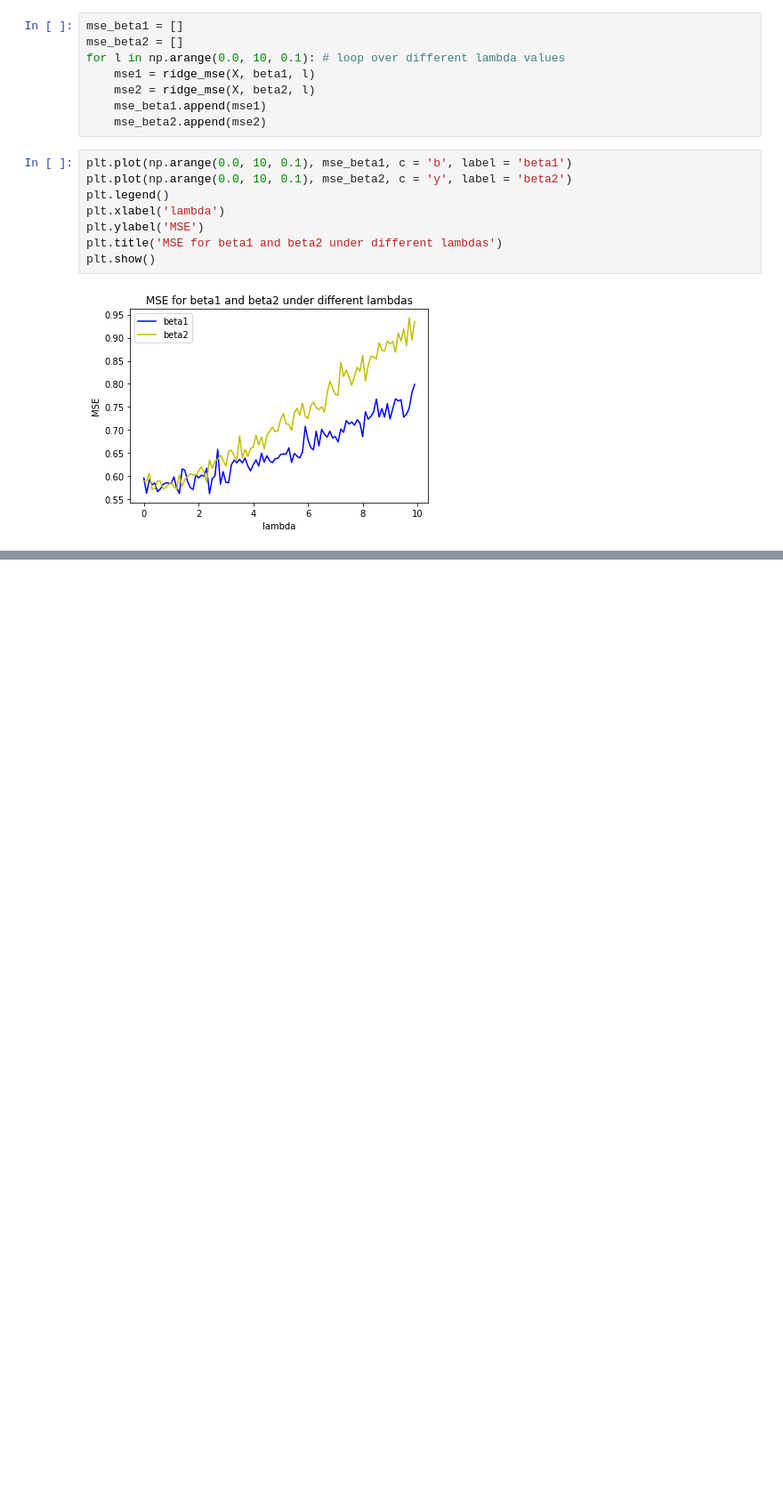
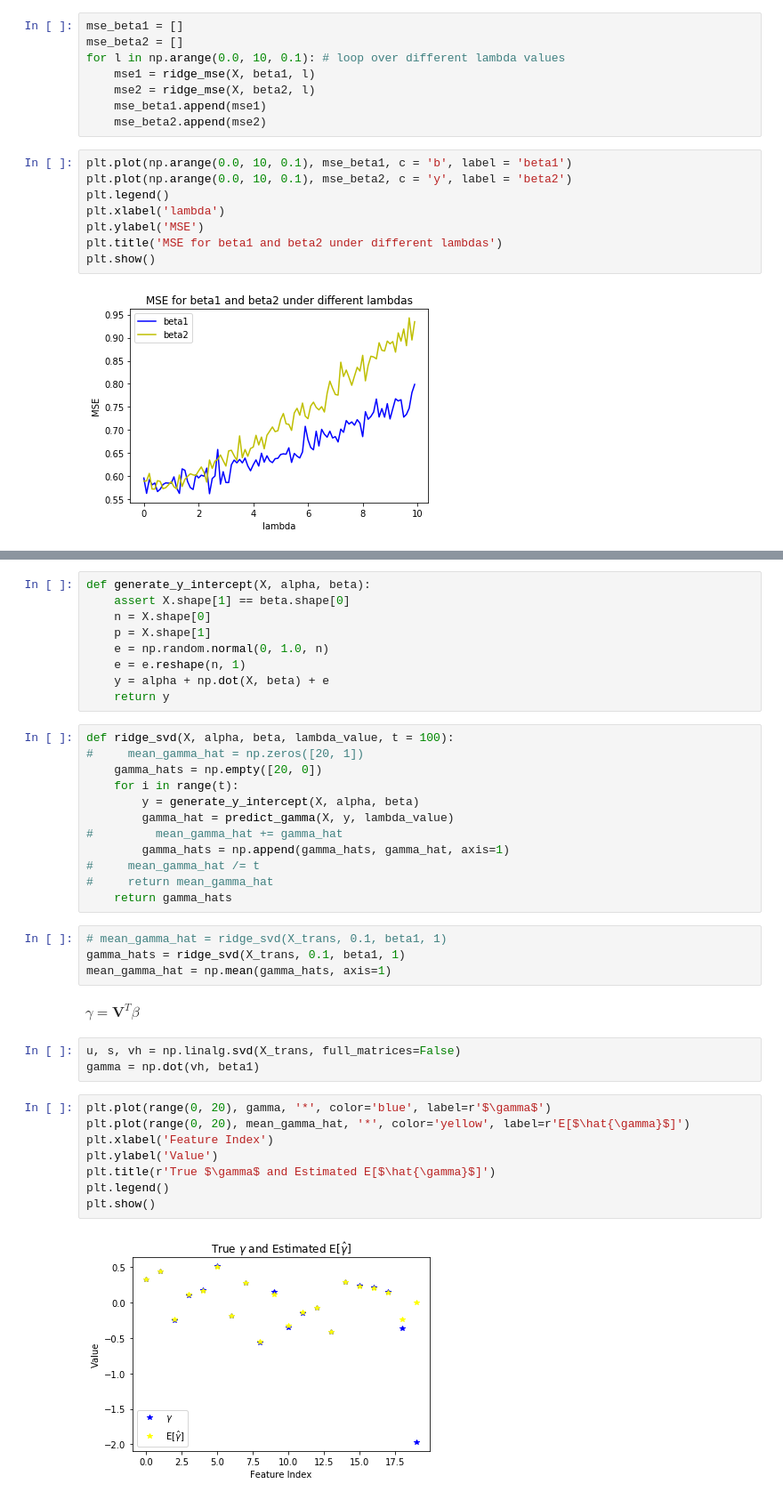
Before and after one commit to YilinGao/ML_assignments, a Jupyter notebook: hw5/hw5_code/q3.ipynb, the cells around one changed output, grey strips where cells are left out. Shown: that part at 89% size. Saved outputs shown, nothing was run; the diff lists cells and outputs as text; blank space fills up the shorter version.

```diff
--- a/hw5/hw5_code/q3.ipynb
+++ b/hw5/hw5_code/q3.ipynb
@@ -72,0 +135,40 @@ plt.show()
+# %%
+def generate_y_intercept(X, alpha, beta):
+    assert X.shape[1] == beta.shape[0]
+    n = X.shape[0]
+    p = X.shape[1]
+    e = np.random.normal(0, 1.0, n)
+    e = e.reshape(n, 1)
+    y = alpha + np.dot(X, beta) + e
+    return y
+# %%
+def ridge_svd(X, alpha, beta, lambda_value, t = 100):
+#     mean_gamma_hat = np.zeros([20, 1])
+    gamma_hats = np.empty([20, 0])
+    for i in range(t):
+        y = generate_y_intercept(X, alpha, beta)
+        gamma_hat = predict_gamma(X, y, lambda_value)
+#         mean_gamma_hat += gamma_hat
+        gamma_hats = np.append(gamma_hats, gamma_hat, axis=1)
+#     mean_gamma_hat /= t
+#     return mean_gamma_hat
+    return gamma_hats
+# %%
+# mean_gamma_hat = ridge_svd(X_trans, 0.1, beta1, 1)
+gamma_hats = ridge_svd(X_trans, 0.1, beta1, 1)
+mean_gamma_hat = np.mean(gamma_hats, axis=1)
+# %% [markdown]
+$\gamma = \mathbf{V}^{T} \beta$
+# %%
+u, s, vh = np.linalg.svd(X_trans, full_matrices=False)
+gamma = np.dot(vh, beta1)
+# %%
+plt.plot(range(0, 20), gamma, '*', color='blue', label=r'$\gamma$')
+plt.plot(range(0, 20), mean_gamma_hat, '*', color='yellow', label=r'E[$\hat{\gamma}$]')
+plt.xlabel('Feature Index')
+plt.ylabel('Value')
+plt.title(r'True $\gamma$ and Estimated E[$\hat{\gamma}$]')
+plt.legend()
+plt.show()
+# %% [output]
+[figure, added]
```
Also changed, not shown: parts of 12 cells of this notebook, 4 other files.
